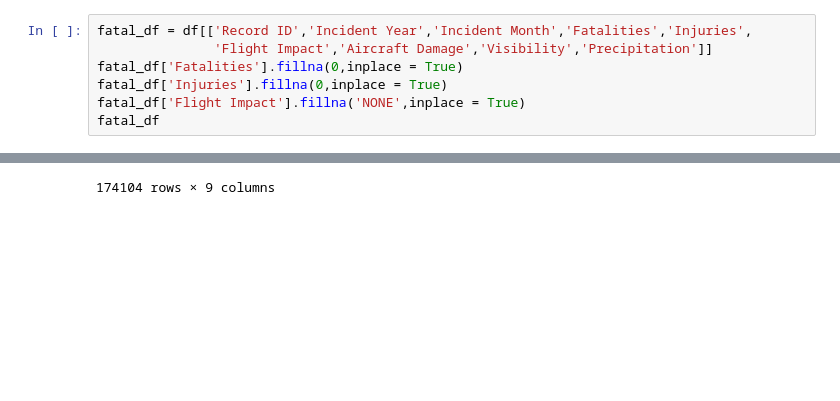
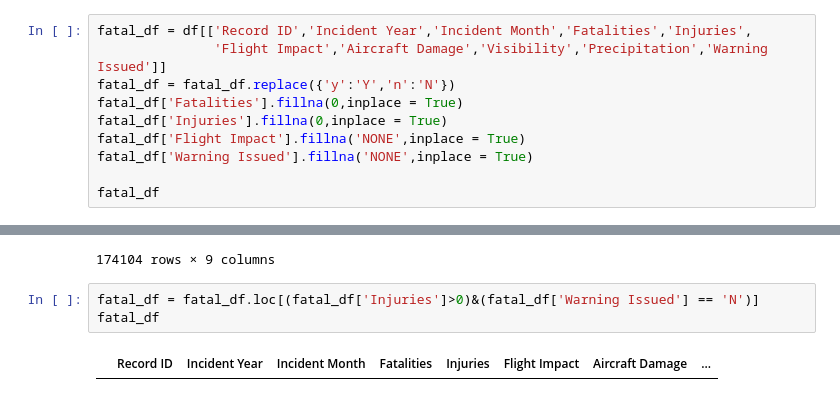
Before and after one commit to kplam624/Birds-Plane-Incident-Analysis, a Jupyter notebook: Starter_code_planes.ipynb, the cells around one changed output, grey strips where cells are left out. Cells and saved outputs as stored; diff of their text form; blank space fills up the shorter version.

Commit message:
Looked at the warning issued.

```diff
--- a/Starter_code_planes.ipynb
+++ b/Starter_code_planes.ipynb
@@ -320,9 +318,12 @@ dtypes: float64(10), int64(34), object(22)
 memory usage: 87.7+ MB
 # %%
 fatal_df = df[['Record ID','Incident Year','Incident Month','Fatalities','Injuries',
-               'Flight Impact','Aircraft Damage','Visibility','Precipitation']]
+               'Flight Impact','Aircraft Damage','Visibility','Precipitation','Warning Issued']]
+fatal_df = fatal_df.replace({'y':'Y','n':'N'})
 fatal_df['Fatalities'].fillna(0,inplace = True)
 fatal_df['Injuries'].fillna(0,inplace = True)
 fatal_df['Flight Impact'].fillna('NONE',inplace = True)
+fatal_df['Warning Issued'].fillna('NONE',inplace = True)
+
 fatal_df
 # %% [output]
@@ -359,3 +356,8 @@ fatal_df.sort_values('Injuries',ascending = False)
 | 58117 | 223235 | 2003 | 11 | 0.0 | 0.0 | NONE | 1 | ... |
 | 174103 | 365823 | 2015 | 9 | 0.0 | 0.0 | NONE | 0 | ... |
 174104 rows × 9 columns
+# %%
+fatal_df = fatal_df.loc[(fatal_df['Injuries']>0)&(fatal_df['Warning Issued'] == 'N')]
+fatal_df
+# %% [output]
+|  | Record ID | Incident Year | Incident Month | Fatalities | Injuries | Flight Impact | Aircraft Damage | ... |
```
Also changed, not shown: parts of 2 cells of this notebook.
